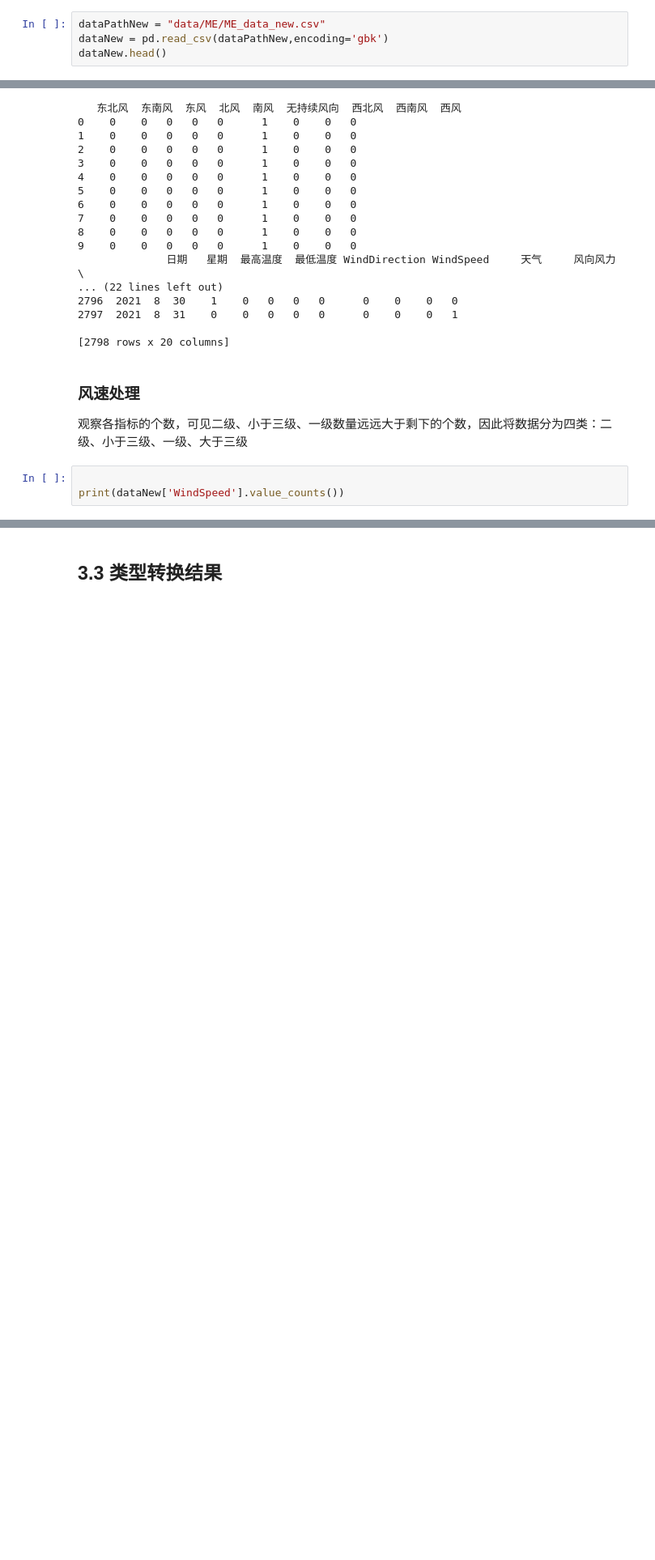
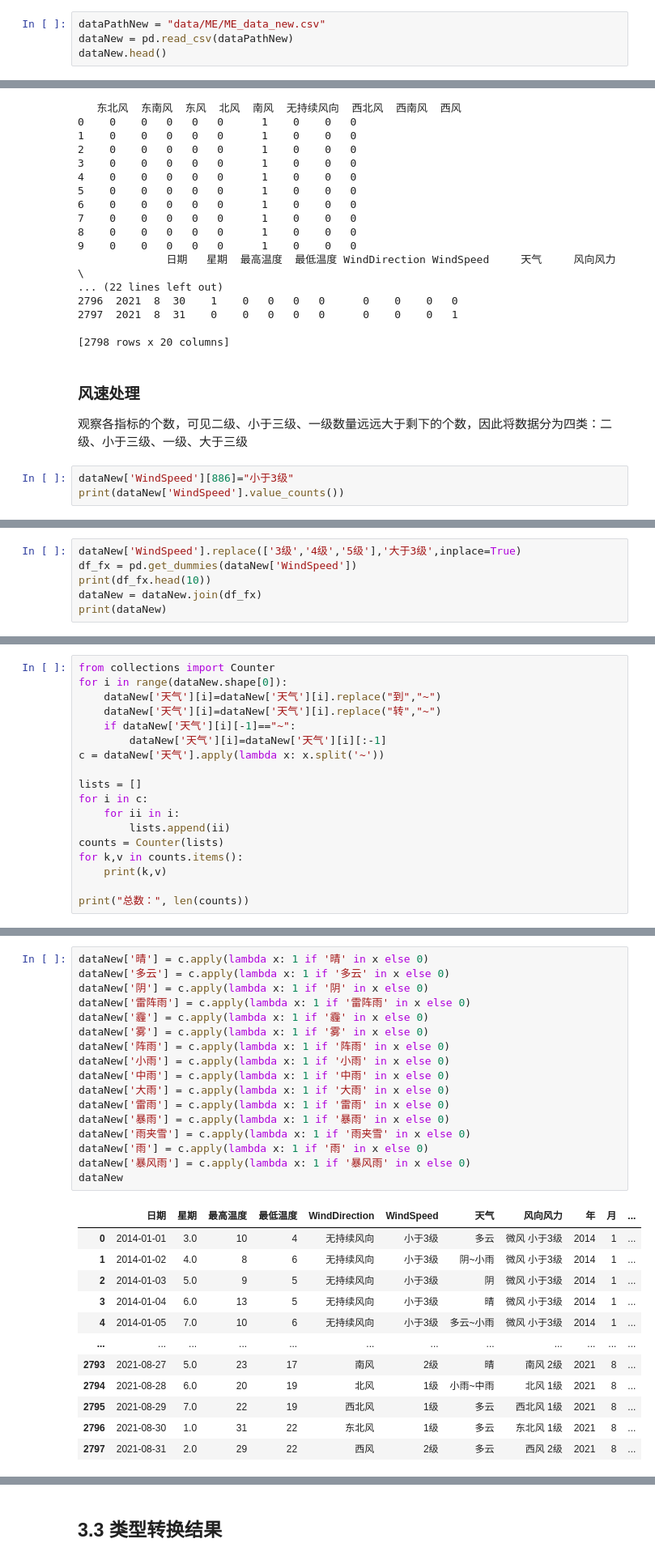
Before and after one commit to QinHaoting/Atmospheric-Environment-Prediction-System, a Jupyter notebook: project/ME_pretreat.ipynb, the cells around one changed output, grey strips where cells are left out. Shown: that part at 81% size. Saved outputs shown, nothing was run; the diff lists cells and outputs as text; blank space fills up the shorter version.

```diff
--- a/project/ME_pretreat.ipynb
+++ b/project/ME_pretreat.ipynb
@@ -103,6 +103,6 @@ data.head()
 # 天气、风向风力
 # %%
 dataPathNew = "data/ME/ME_data_new.csv"
-dataNew = pd.read_csv(dataPathNew,encoding='gbk')
+dataNew = pd.read_csv(dataPathNew)
 dataNew.head()
 # %% [output]
@@ -178,7 +183,7 @@ print(dataNew)
 ###  风速处理
 观察各指标的个数，可见二级、小于三级、一级数量远远大于剩下的个数，因此将数据分为四类：二级、小于三级、一级、大于三级
 # %%
-
+dataNew['WindSpeed'][886]="小于3级"
 print(dataNew['WindSpeed'].value_counts())
 # %% [output]
 2级      998
@@ -191,0 +200,6 @@ Name: WindSpeed, dtype: int64
+# %%
+dataNew['WindSpeed'].replace(['3级','4级','5级'],'大于3级',inplace=True)
+df_fx = pd.get_dummies(dataNew['WindSpeed'])
+print(df_fx.head(10))
+dataNew = dataNew.join(df_fx)
+print(dataNew)
@@ -191,0 +242,18 @@ Name: WindSpeed, dtype: int64
+# %%
+from collections import Counter
+for i in range(dataNew.shape[0]):
+    dataNew['天气'][i]=dataNew['天气'][i].replace("到","~")
+    dataNew['天气'][i]=dataNew['天气'][i].replace("转","~")
+    if dataNew['天气'][i][-1]=="~":
+        dataNew['天气'][i]=dataNew['天气'][i][:-1]
+c = dataNew['天气'].apply(lambda x: x.split('~'))
+
+lists = []
+for i in c:
+    for ii in i:
+        lists.append(ii)
+counts = Counter(lists)
+for k,v in counts.items():
+    print(k,v)
+
+print("总数：", len(counts))
@@ -191,0 +291,30 @@ Name: WindSpeed, dtype: int64
+# %%
+dataNew['晴'] = c.apply(lambda x: 1 if '晴' in x else 0)
+dataNew['多云'] = c.apply(lambda x: 1 if '多云' in x else 0)
+dataNew['阴'] = c.apply(lambda x: 1 if '阴' in x else 0)
+dataNew['雷阵雨'] = c.apply(lambda x: 1 if '雷阵雨' in x else 0)
+dataNew['霾'] = c.apply(lambda x: 1 if '霾' in x else 0)
+dataNew['雾'] = c.apply(lambda x: 1 if '雾' in x else 0)
+dataNew['阵雨'] = c.apply(lambda x: 1 if '阵雨' in x else 0)
+dataNew['小雨'] = c.apply(lambda x: 1 if '小雨' in x else 0)
+dataNew['中雨'] = c.apply(lambda x: 1 if '中雨' in x else 0)
+dataNew['大雨'] = c.apply(lambda x: 1 if '大雨' in x else 0)
+dataNew['雷雨'] = c.apply(lambda x: 1 if '雷雨' in x else 0)
+dataNew['暴雨'] = c.apply(lambda x: 1 if '暴雨' in x else 0)
+dataNew['雨夹雪'] = c.apply(lambda x: 1 if '雨夹雪' in x else 0)
+dataNew['雨'] = c.apply(lambda x: 1 if '雨' in x else 0)
+dataNew['暴风雨'] = c.apply(lambda x: 1 if '暴风雨' in x else 0)
+dataNew
+# %% [output]
+|  | 日期 | 星期 | 最高温度 | 最低温度 | WindDirection | WindSpeed | 天气 | 风向风力 | 年 | 月 | ... |
+| 0 | 2014-01-01 | 3.0 | 10 | 4 | 无持续风向 | 小于3级 | 多云 | 微风 小于3级 | 2014 | 1 | ... |
+| 1 | 2014-01-02 | 4.0 | 8 | 6 | 无持续风向 | 小于3级 | 阴~小雨 | 微风 小于3级 | 2014 | 1 | ... |
+| 2 | 2014-01-03 | 5.0 | 9 | 5 | 无持续风向 | 小于3级 | 阴 | 微风 小于3级 | 2014 | 1 | ... |
+| 3 | 2014-01-04 | 6.0 | 13 | 5 | 无持续风向 | 小于3级 | 晴 | 微风 小于3级 | 2014 | 1 | ... |
+| 4 | 2014-01-05 | 7.0 | 10 | 6 | 无持续风向 | 小于3级 | 多云~小雨 | 微风 小于3级 | 2014 | 1 | ... |
+| ... | ... | ... | ... | ... | ... | ... | ... | ... | ... | ... | ... |
+| 2793 | 2021-08-27 | 5.0 | 23 | 17 | 南风 | 2级 | 晴 | 南风 2级 | 2021 | 8 | ... |
+| 2794 | 2021-08-28 | 6.0 | 20 | 19 | 北风 | 1级 | 小雨~中雨 | 北风 1级 | 2021 | 8 | ... |
+| 2795 | 2021-08-29 | 7.0 | 22 | 19 | 西北风 | 1级 | 多云 | 西北风 1级 | 2021 | 8 | ... |
+| 2796 | 2021-08-30 | 1.0 | 31 | 22 | 东北风 | 1级 | 多云 | 东北风 1级 | 2021 | 8 | ... |
+| 2797 | 2021-08-31 | 2.0 | 29 | 22 | 西风 | 2级 | 多云 | 西风 2级 | 2021 | 8 | ... |
```
Also changed, not shown: parts of 11 cells of this notebook, 3 other files.
